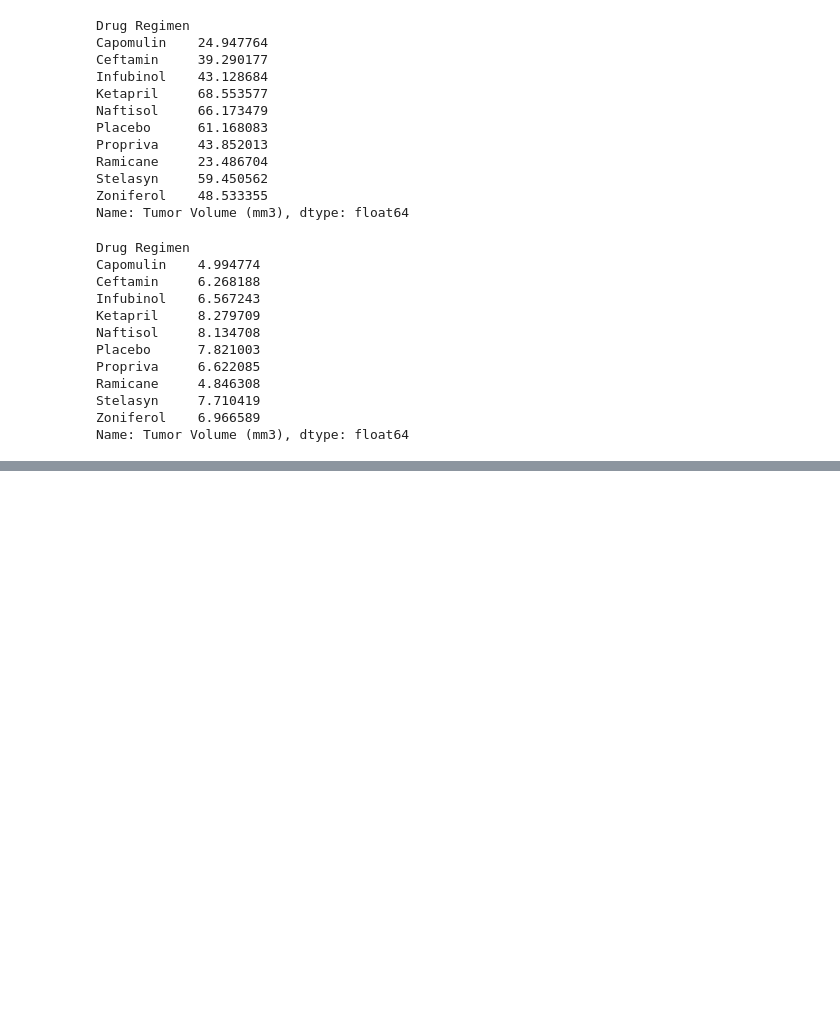
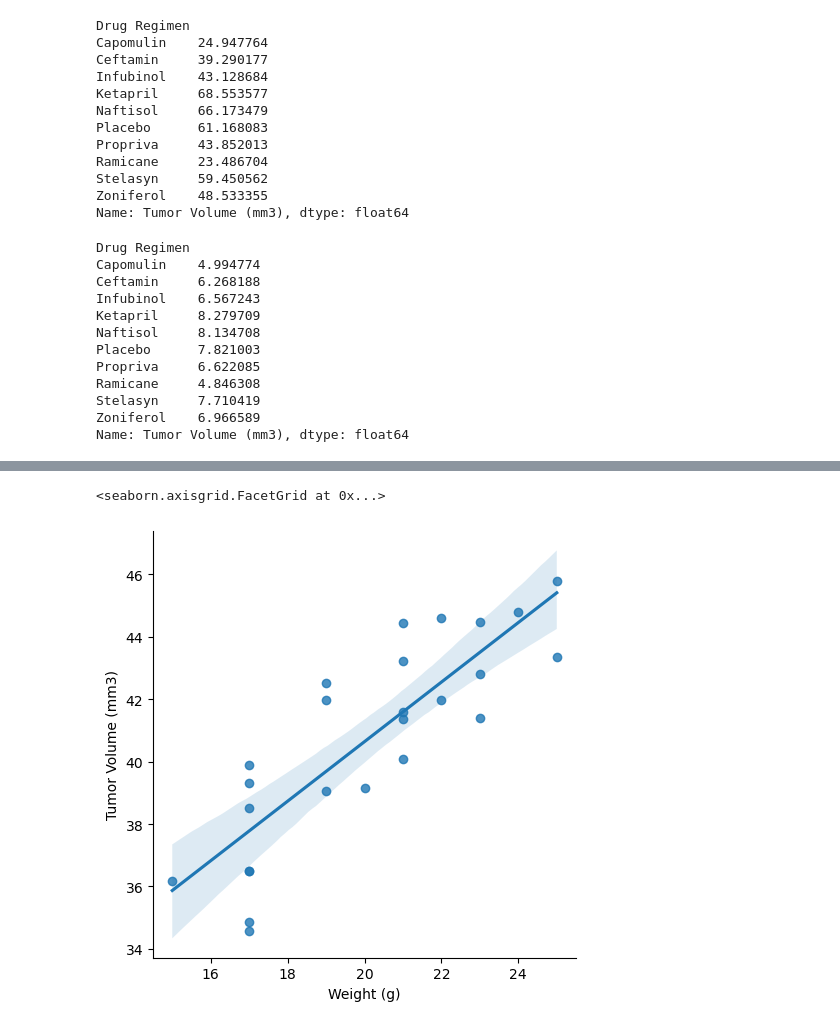
Before and after one commit to Smiyengi/pymaceuticals-challenge, a Jupyter notebook: assignment1.ipynb, the cells around one changed output, grey strips where cells are left out. Cells and saved outputs as stored; diff of their text form; code cells hidden in the pictures; blank space fills up the shorter version.

```diff
--- a/assignment1.ipynb
+++ b/assignment1.ipynb
@@ -399,0 +399,7 @@ del(this_mouse_record)
+# %%
+import seaborn as sns
+
+sns.lmplot(x='Weight (g)', y='Tumor Volume (mm3)',data=plot_data_df, fit_reg=True)
+# %% [output]
+<seaborn.axisgrid.FacetGrid at 0x...>
+[figure, added]
```
Also changed, not shown: parts of 33 cells of this notebook.
